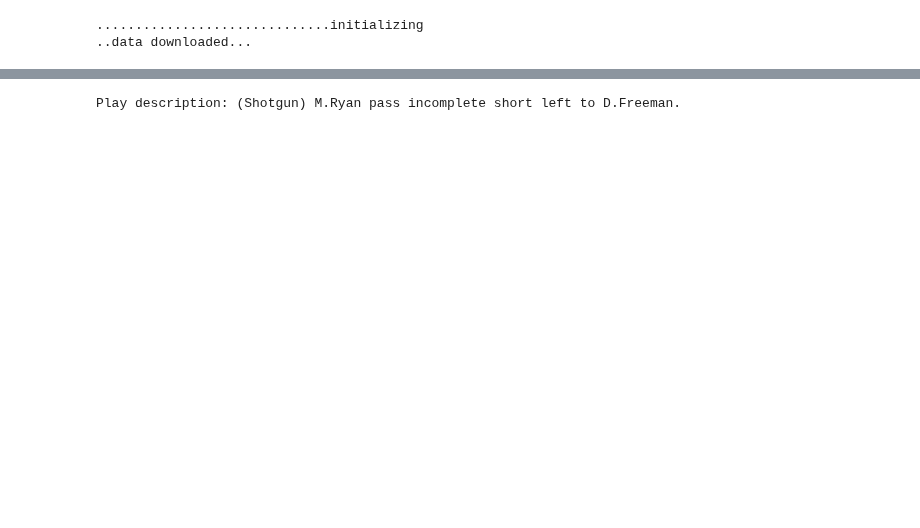
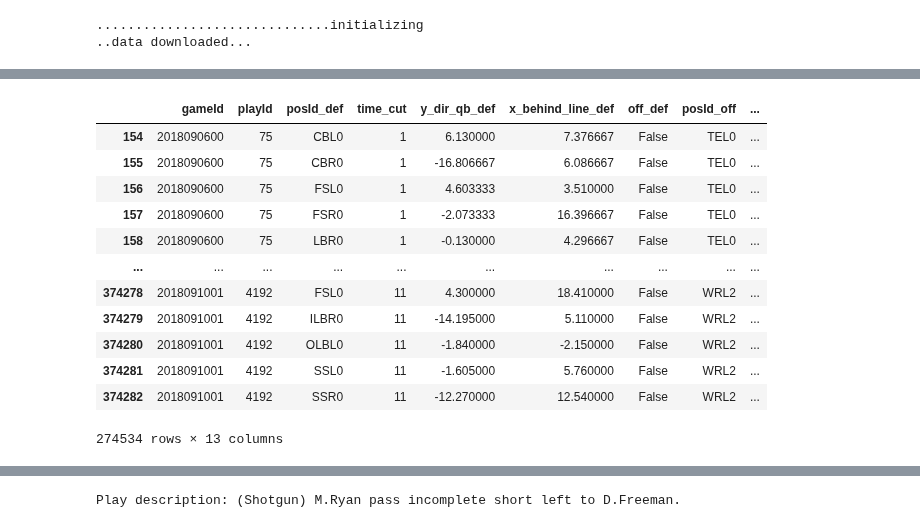
Before and after one commit to andrewbakert/NFL_Pass_Pred, a Jupyter notebook: cosine_sim.ipynb, the cells around one changed output, grey strips where cells are left out. Drawn from its saved outputs; the diff is of its cells as text; code cells hidden in the pictures; blank space fills up the shorter version.

```diff
--- a/cosine_sim.ipynb
+++ b/cosine_sim.ipynb
@@ -20,0 +53,26 @@ df = def_cleaning.cosine_closest_player(cut_df)
+# %%
+import numpy as np
+
+cut_df['distance'] = np.linalg.norm(cut_df[['y_dir_qb_def', 'x_behind_line_def']].values -
+                                    cut_df[['y_dir_qb_off', 'x_behind_line_off']].values, axis=1)
+# %%
+df_rec = full_df[['gameId', 'playId', 'posId', 'receiver']].drop_duplicates().rename(
+    {'posId': 'posId_off'}, axis=1)
+cut_rec = cut_df.merge(df_rec, on=['gameId', 'playId', 'posId_off'])
+cut_rec_in = cut_rec[cut_rec['receiver']]
+# %%
+cut_rec_in
+# %% [output]
+|  | gameId | playId | posId_def | time_cut | y_dir_qb_def | x_behind_line_def | off_def | posId_off | ... |
+| 154 | 2018090600 | 75 | CBL0 | 1 | 6.130000 | 7.376667 | False | TEL0 | ... |
+| 155 | 2018090600 | 75 | CBR0 | 1 | -16.806667 | 6.086667 | False | TEL0 | ... |
+| 156 | 2018090600 | 75 | FSL0 | 1 | 4.603333 | 3.510000 | False | TEL0 | ... |
+| 157 | 2018090600 | 75 | FSR0 | 1 | -2.073333 | 16.396667 | False | TEL0 | ... |
+| 158 | 2018090600 | 75 | LBR0 | 1 | -0.130000 | 4.296667 | False | TEL0 | ... |
+| ... | ... | ... | ... | ... | ... | ... | ... | ... | ... |
+| 374278 | 2018091001 | 4192 | FSL0 | 11 | 4.300000 | 18.410000 | False | WRL2 | ... |
+| 374279 | 2018091001 | 4192 | ILBR0 | 11 | -14.195000 | 5.110000 | False | WRL2 | ... |
+| 374280 | 2018091001 | 4192 | OLBL0 | 11 | -1.840000 | -2.150000 | False | WRL2 | ... |
+| 374281 | 2018091001 | 4192 | SSL0 | 11 | -1.605000 | 5.760000 | False | WRL2 | ... |
+| 374282 | 2018091001 | 4192 | SSR0 | 11 | -12.270000 | 12.540000 | False | WRL2 | ... |
+274534 rows × 13 columns
```
Also changed, not shown: parts of 7 cells of this notebook, 3 other files.
